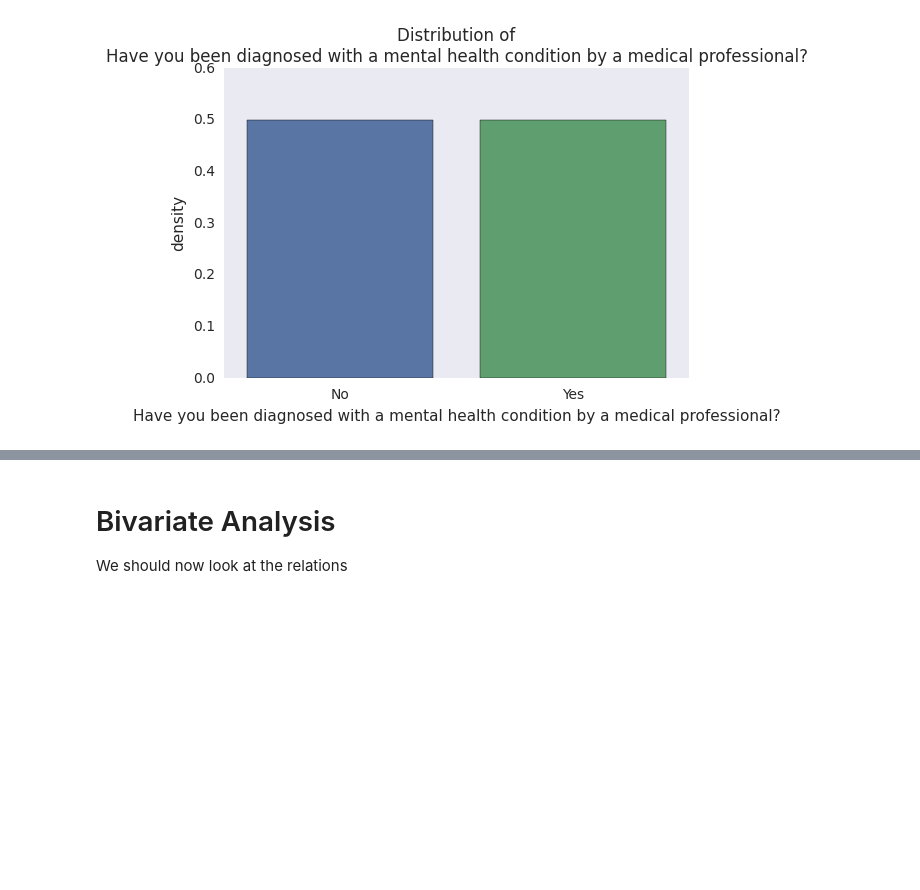
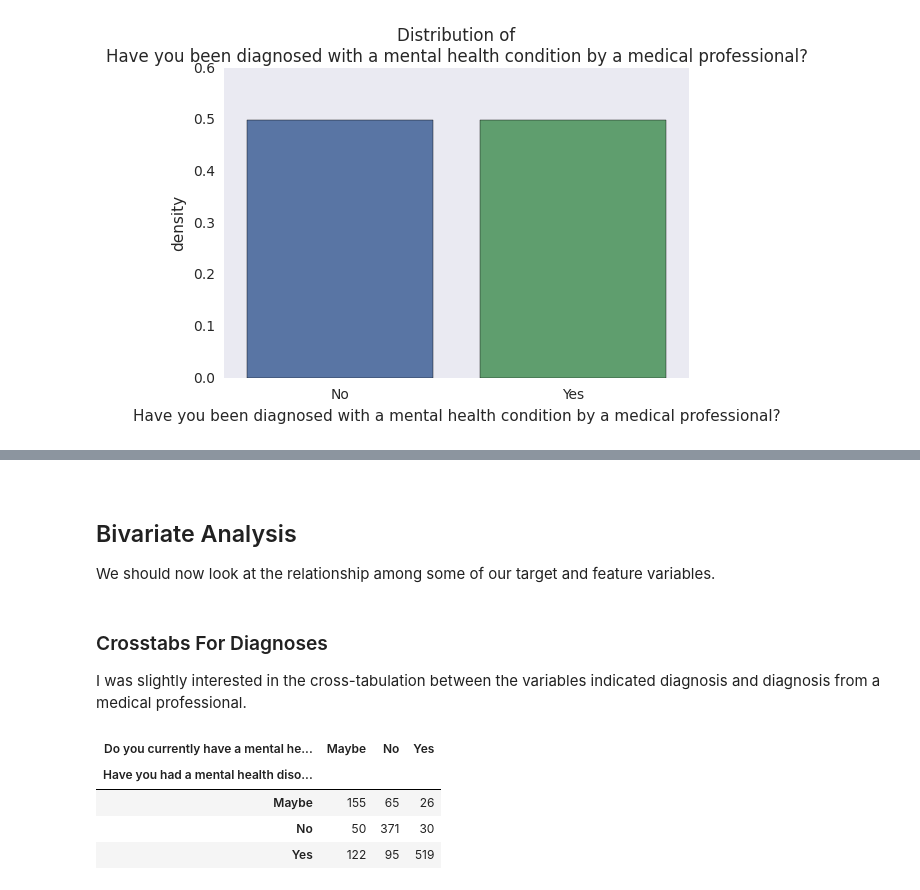
Before and after one commit to PLBMR/mentalHealthDataAnalysis, a Jupyter notebook: osmiMentalHealthInTech/analysis/exploratoryDataAnalysis.ipynb, the cells around one changed output, grey strips where cells are left out. Cells and saved outputs as stored; diff of their text form; code cells hidden in the pictures; blank space fills up the shorter version.

```diff
--- a/osmiMentalHealthInTech/analysis/exploratoryDataAnalysis.ipynb
+++ b/osmiMentalHealthInTech/analysis/exploratoryDataAnalysis.ipynb
@@ -150,4 +171,22 @@ This is close to a 50-50 split, which brings us back to the potential epidemic a
+# %% [markdown]
+<a id="bivariateAnalysis" />
 # %% [markdown]
-# Bivariate Analysis
+## Bivariate Analysis
 
-We should now look at the relations
+We should now look at the relationship among some of our target and feature variables.
+# %% [markdown]
+### Crosstabs For Diagnoses
+
+I was slightly interested in the cross-tabulation between the variables indicated diagnosis and diagnosis from a medical professional.
+# %%
+#get column names of relevant variables
+haveHadMHDString = "Have you had a mental health disorder in the past?"
+nowHaveMHDString = "Do you currently have a mental health disorder?"
+haveBeenDiagnosedString = "Have you been diagnosed with a mental health condition by a medical professional?"
+pd.crosstab(responseFrame[haveHadMHDString],responseFrame[nowHaveMHDString])
+# %% [output]
+| Do you currently have a mental he... | Maybe | No | Yes |
+| Have you had a mental health diso... |  |  |  |
+| Maybe | 155 | 65 | 26 |
+| No | 50 | 371 | 30 |
+| Yes | 122 | 95 | 519 |
```
Also changed, not shown: parts of 9 cells of this notebook, 2 other files.
